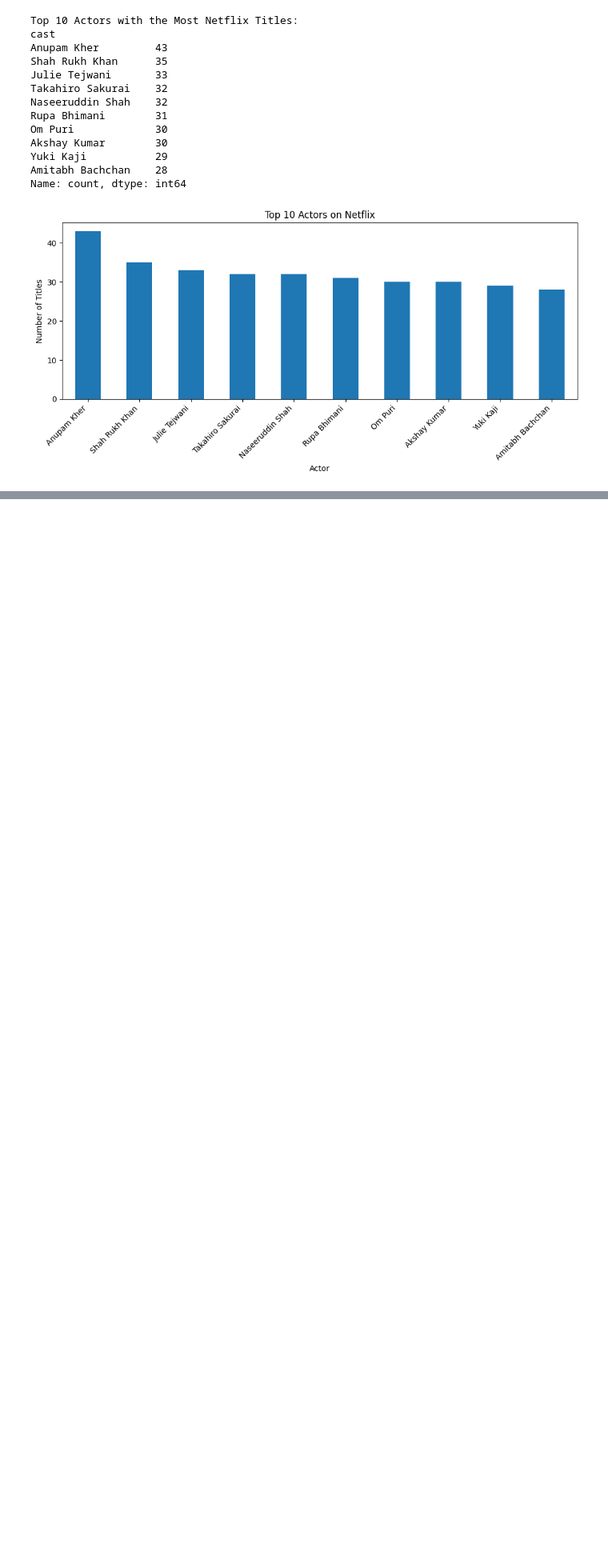
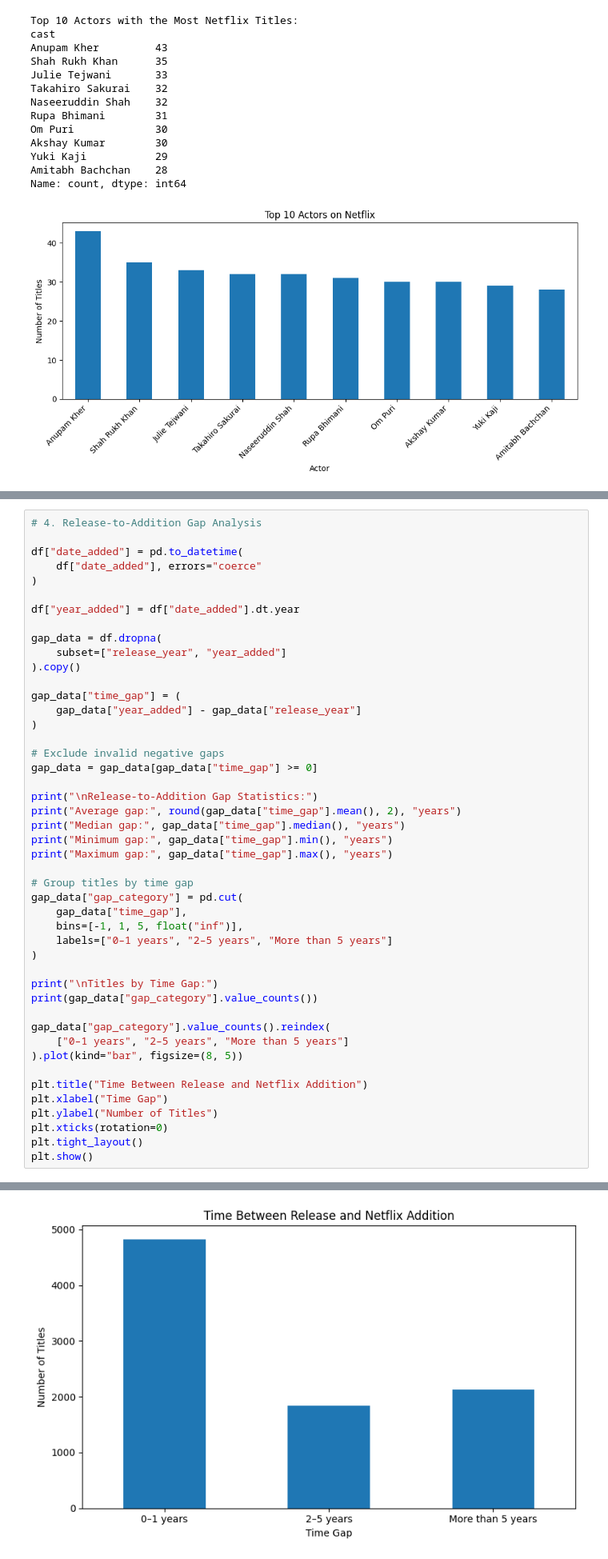
Before and after one commit to Sania1808/netflix-analytics-project, a Jupyter notebook: notebooks/Content_Analysis.ipynb, the cells around one changed output, grey strips where cells are left out. Shown at 80% size. Saved outputs shown, nothing was run; the diff lists cells and outputs as text; blank space fills up the shorter version.

```diff
--- a/notebooks/Content_Analysis.ipynb
+++ b/notebooks/Content_Analysis.ipynb
@@ -320,0 +276,47 @@ Name: count, dtype: int64
+# %%
+# 4. Release-to-Addition Gap Analysis
+
+df["date_added"] = pd.to_datetime(
+    df["date_added"], errors="coerce"
+)
+
+df["year_added"] = df["date_added"].dt.year
+
+gap_data = df.dropna(
+    subset=["release_year", "year_added"]
+).copy()
+
+gap_data["time_gap"] = (
+    gap_data["year_added"] - gap_data["release_year"]
+)
+
+# Exclude invalid negative gaps
+gap_data = gap_data[gap_data["time_gap"] >= 0]
+
+print("\nRelease-to-Addition Gap Statistics:")
+print("Average gap:", round(gap_data["time_gap"].mean(), 2), "years")
+print("Median gap:", gap_data["time_gap"].median(), "years")
+print("Minimum gap:", gap_data["time_gap"].min(), "years")
+print("Maximum gap:", gap_data["time_gap"].max(), "years")
+
+# Group titles by time gap
+gap_data["gap_category"] = pd.cut(
+    gap_data["time_gap"],
+    bins=[-1, 1, 5, float("inf")],
+    labels=["0–1 years", "2–5 years", "More than 5 years"]
+)
+
+print("\nTitles by Time Gap:")
+print(gap_data["gap_category"].value_counts())
+
+gap_data["gap_category"].value_counts().reindex(
+    ["0–1 years", "2–5 years", "More than 5 years"]
+).plot(kind="bar", figsize=(8, 5))
+
+plt.title("Time Between Release and Netflix Addition")
+plt.xlabel("Time Gap")
+plt.ylabel("Number of Titles")
+plt.xticks(rotation=0)
+plt.tight_layout()
+plt.show()
+# %% [output]
@@ -320,0 +335 @@ Name: count, dtype: int64
+[figure, added]
```
Also changed, not shown: parts of 14 cells of this notebook.
